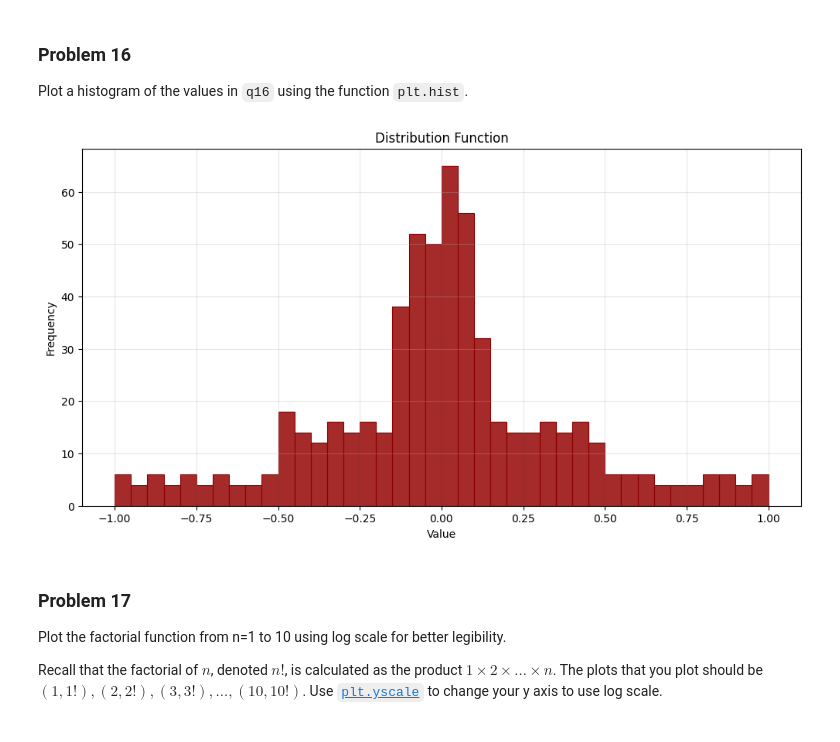
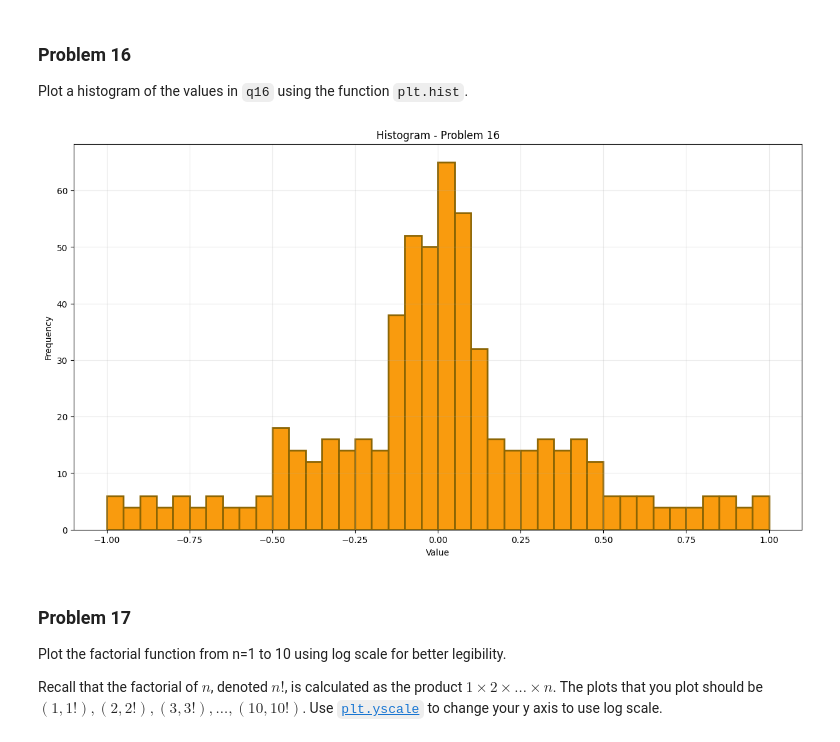
Before and after one commit to Quantum-Cosmic/dx602-homework-05, a Jupyter notebook: homework.ipynb, the cells around one changed output. Saved outputs shown, nothing was run; the diff lists cells and outputs as text; code cells hidden in the pictures.

```diff
--- a/homework.ipynb
+++ b/homework.ipynb
@@ -463,14 +515,15 @@ q16 = [0.00, 0.02, 0.04, 0.06, 0.08, 0.10, 0.12, 0.14, 0.16, 0.18, 0.20, 0.22, 0
 # %%
 # YOUR CHANGES HERE
+# Chose bins=40 after playing around with different numbers
 
-plt.figure(figsize=(12, 6))
-plt.hist(q16, bins=40, color="brown", edgecolor='darkred', linewidth=0.8)
-plt.title('Distribution Function')
+plt.figure(figsize=(15, 8))
+plt.hist(q16, bins=40, color="#F99B0E", edgecolor="#8B6504", linewidth=2)
+plt.title('Histogram - Problem 16')
 plt.xlabel('Value')
 plt.ylabel('Frequency')
-plt.grid(True, alpha=0.3)
+plt.grid(True, alpha=0.25)
 # %% [output]
-[figure, old version]
+[figure, new version]
 # %% [markdown]
 ### Problem 17
 
```
Also changed, not shown: parts of 20 cells of this notebook, 1 other file.
